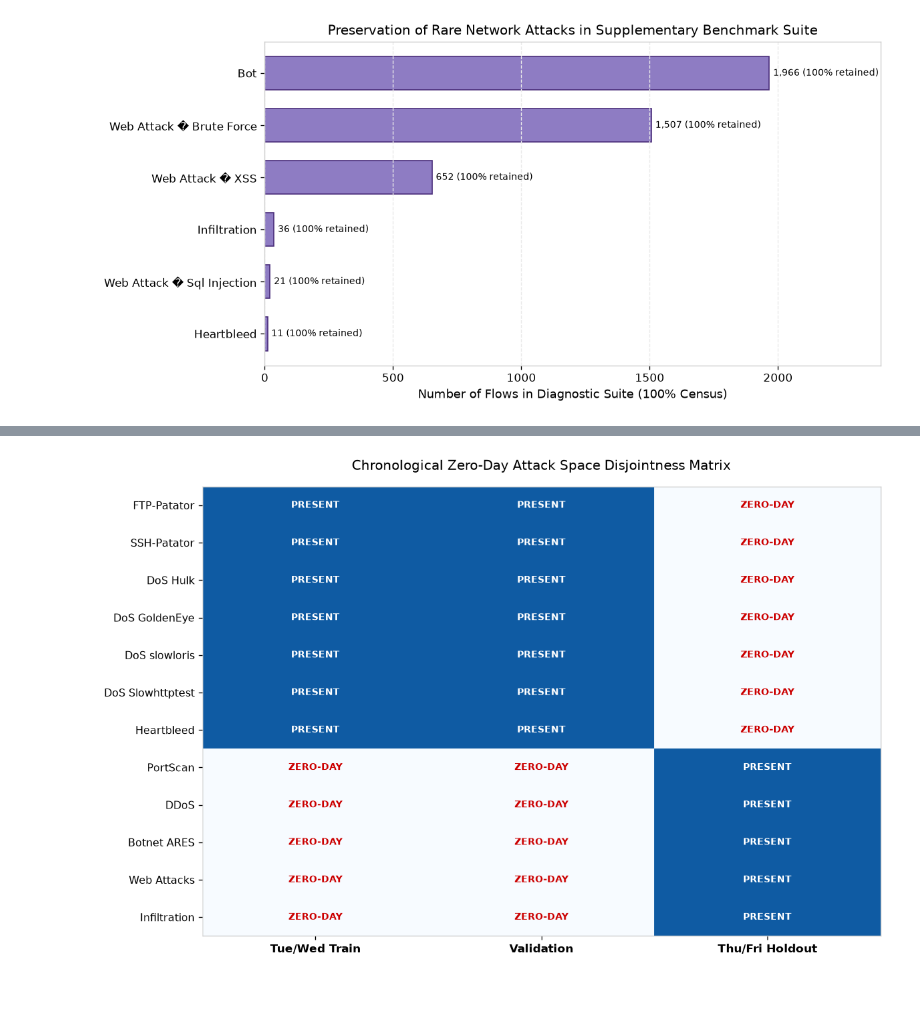
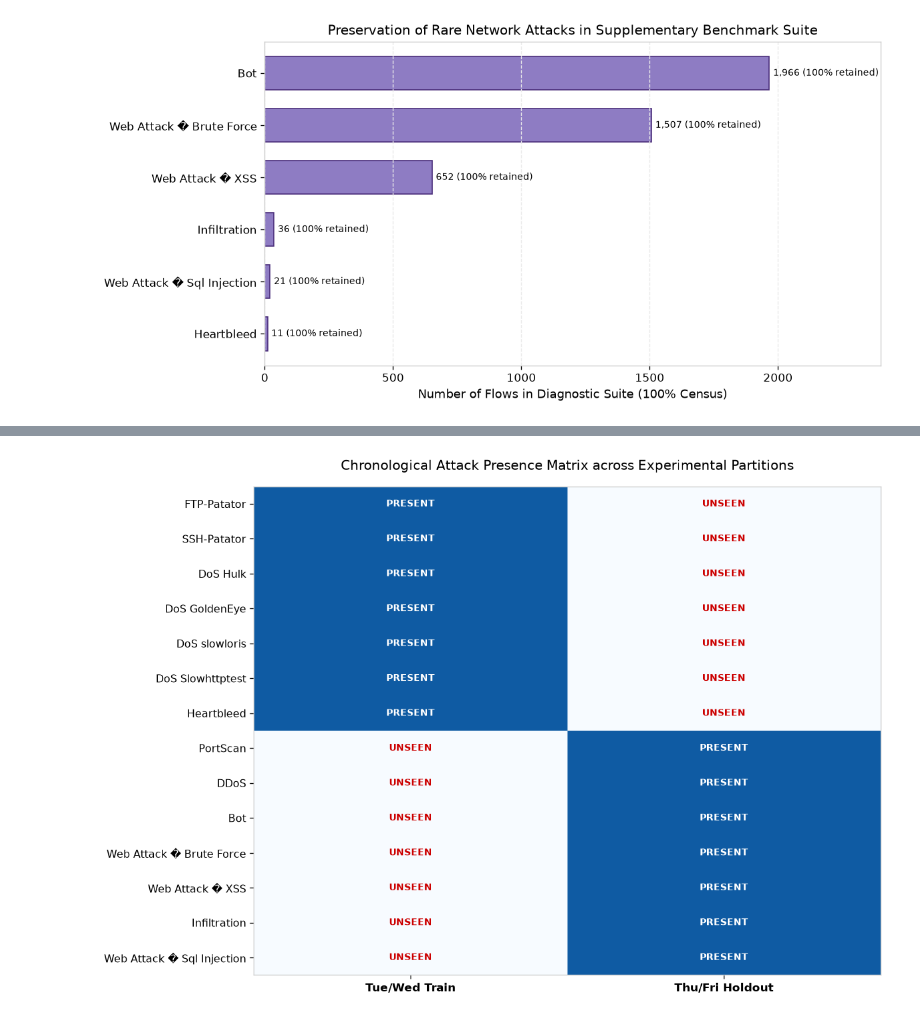
Before and after one commit to Nitin-0017/Netdefy, a Jupyter notebook: notebooks/04_attack_pattern_analysis.ipynb, the cells around one changed output, grey strips where cells are left out. Drawn from its saved outputs; the diff is of its cells as text; code cells hidden in the pictures; blank space fills up the shorter version.

```diff
--- a/notebooks/04_attack_pattern_analysis.ipynb
+++ b/notebooks/04_attack_pattern_analysis.ipynb
@@ -268,9 +318,9 @@ Median Flow Dynamics:
 fig, (ax1, ax2) = plt.subplots(1, 2, figsize=(14, 5.5))
 
 data_rates = [
-    np.log1p(np.maximum(0, mon_benign["Flow Packets/s"].sample(5000, random_state=42))),
-    np.log1p(np.maximum(0, hulk_flows["Flow Packets/s"].sample(len(hulk_flows), random_state=42))),
-    np.log1p(np.maximum(0, ddos_flows["Flow Packets/s"].sample(5000, random_state=42))),
+    np.log1p(rate_ben.sample(5000, random_state=42)),
+    np.log1p(rate_hulk.sample(len(rate_hulk), random_state=42)),
+    np.log1p(rate_ddos.sample(5000, random_state=42)),
 ]
 
 box1 = ax1.boxplot(data_rates, patch_artist=True)
@@ -280,14 +330,14 @@ colors_box = ["#2b5c8f", "#e06666", "#cc0000"]
 for patch, color in zip(box1["boxes"], colors_box, strict=False):
     patch.set_facecolor(color)
     patch.set_alpha(0.65)
-ax1.set_ylabel("log(1 + Flow Packets/s)")
-ax1.set_title("Volumetric Packet Rate Comparison")
+ax1.set_ylabel("log(1 + Flow Packets/s [physical])")
+ax1.set_title("Volumetric Packet Rate Comparison (Physical Units)")
 ax1.grid(True)
 
 data_len = [
-    mon_benign["Fwd Packet Length Mean"].sample(5000, random_state=42),
-    hulk_flows["Fwd Packet Length Mean"].sample(len(hulk_flows), random_state=42),
-    ddos_flows["Fwd Packet Length Mean"].sample(5000, random_state=42),
+    len_ben.sample(5000, random_state=42),
+    len_hulk.sample(len(len_hulk), random_state=42),
+    len_ddos.sample(5000, random_state=42),
 ]
 
 box2 = ax2.boxplot(data_len, patch_artist=True)
@@ -297,7 +347,7 @@ for patch, color in zip(box2["boxes"], colors_box, strict=False):
     patch.set_facecolor(color)
     patch.set_alpha(0.65)
 ax2.set_ylabel("Fwd Packet Length Mean (bytes)")
-ax2.set_title("Forward Packet Length Dynamics")
+ax2.set_title("Forward Packet Length Dynamics (Physical Units)")
 ax2.grid(True)
 
 plt.tight_layout()
@@ -495,40 +591,42 @@ CRITICAL FINDING: Exactly 0% of the attack classes in Thursday/Friday were obser
 # %%
-fig, ax = plt.subplots(figsize=(10, 6.5))
+fig, ax = plt.subplots(figsize=(10, 7))
 
-categories = attack_matrix["Attack Category"].tolist()
-splits = ["Tue/Wed Train", "Validation", "Thu/Fri Holdout"]
+categories = attack_matrix["Exact Ground-Truth Label"].tolist()
+splits = ["Tue/Wed Train", "Thu/Fri Holdout"]
 
 presence = np.array(
     [
-        [1, 1, 0],
-        [1, 1, 0],
-        [1, 1, 0],
-        [1, 1, 0],
-        [1, 1, 0],
-        [1, 1, 0],
-        [1, 1, 0],
-        [0, 0, 1],
-        [0, 0, 1],
-        [0, 0, 1],
-        [0, 0, 1],
-        [0, 0, 1],
+        [1, 0],  # FTP
+        [1, 0],  # SSH
+        [1, 0],  # Hulk
+        [1, 0],  # GoldenEye
+        [1, 0],  # slowloris
+        [1, 0],  # Slowhttptest
+        [1, 0],  # Heartbleed
+        [0, 1],  # PortScan
+        [0, 1],  # DDoS
+        [0, 1],  # Bot
+        [0, 1],  # Web Brute
+        [0, 1],  # Web XSS
+        [0, 1],  # Infiltration
+        [0, 1],  # Web SQLi
     ]
 )
 
 cax = ax.imshow(presence, cmap="Blues", aspect="auto", vmin=0, vmax=1.2)
 ax.set_xticks(range(len(splits)))
 ax.set_yticks(range(len(categories)))
 ax.set_xticklabels(splits, fontsize=10, weight="bold")
 ax.set_yticklabels(categories, fontsize=9.5)
-ax.set_title("Chronological Zero-Day Attack Space Disjointness Matrix", pad=15)
+ax.set_title("Chronological Attack Presence Matrix across Experimental Partitions", pad=15)
 
 for i in range(len(categories)):
     for j in range(len(splits)):
-        text = "PRESENT" if presence[i, j] == 1 else "ZERO-DAY"
+        text = "PRESENT" if presence[i, j] == 1 else "UNSEEN"
         color = "white" if presence[i, j] == 1 else "#cc0000"
         ax.text(j, i, text, ha="center", va="center", color=color, weight="bold", fontsize=8.5)
 
 plt.tight_layout()
 plt.show()
 # %% [output]
-[figure, old version]
+[figure, new version]
```
Also changed, not shown: parts of 26 cells of this notebook, 4 other files.
